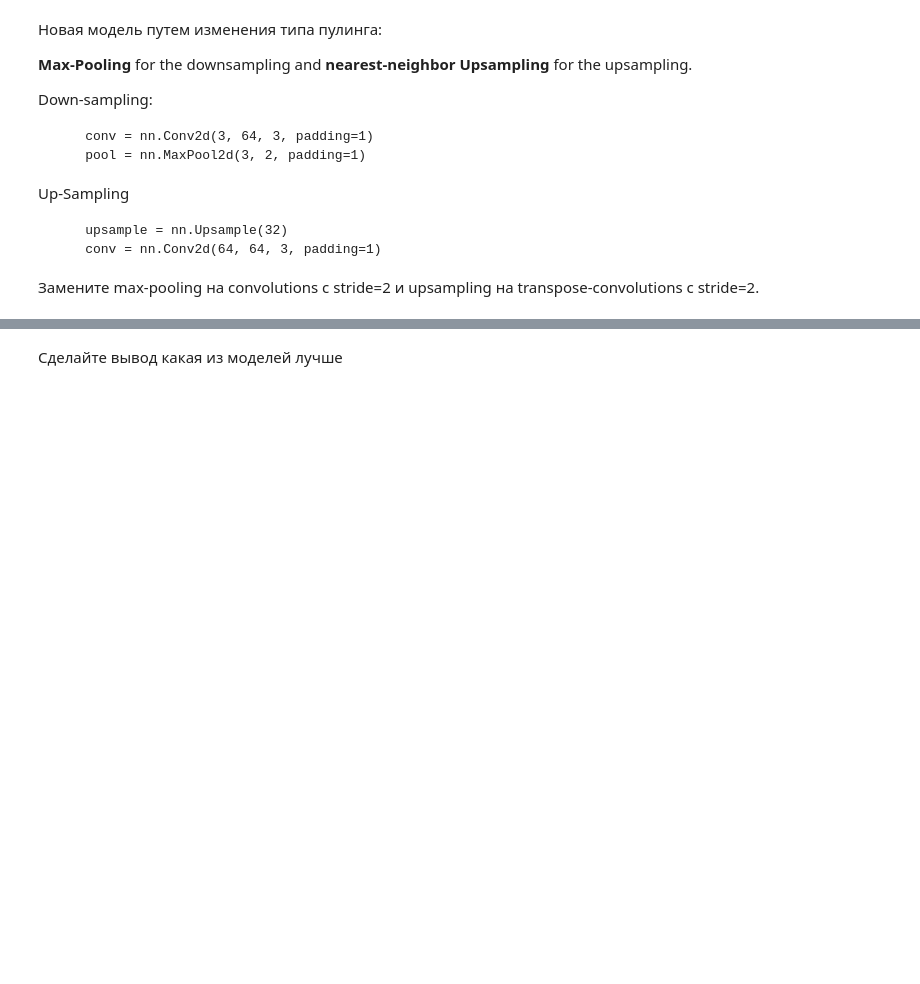
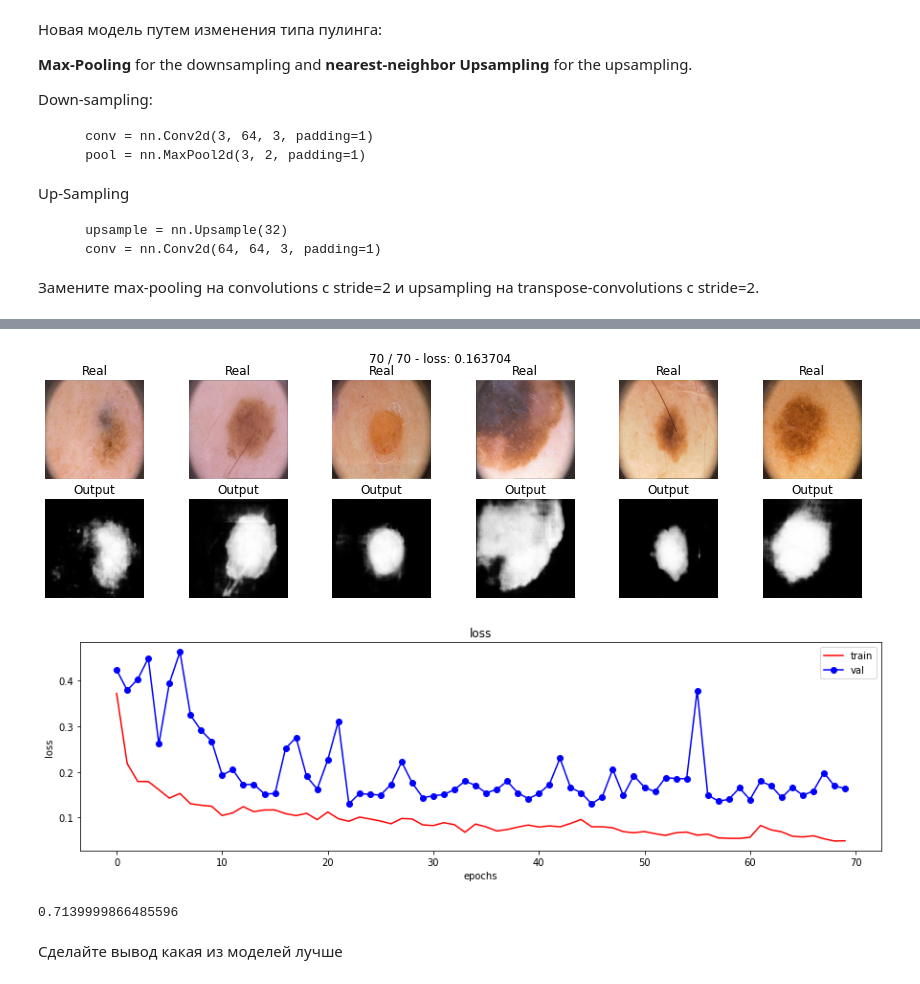
Before and after one commit to zelcookie/madmo_sber, a Jupyter notebook: hw/week3/[hw]binary_semantic_segmentation_partial.ipynb, the cells around one changed output, grey strips where cells are left out. Cells and saved outputs as stored; diff of their text form; code cells hidden in the pictures; blank space fills up the shorter version.

```diff
--- a/hw/week3/[hw]binary_semantic_segmentation_partial.ipynb
+++ b/hw/week3/[hw]binary_semantic_segmentation_partial.ipynb
@@ -749,0 +756,12 @@ score_model(unet2_model, iou_pytorch, data_ts)
+# %%
+unet2_model = UNet2().to(device)
+max_epochs = 70
+optimaizer = optim.Adam(unet2_model.parameters())
+unet2_model = train(unet2_model, optimaizer, focal_loss, max_epochs, data_tr, data_val, use_gc=True)
+# %% [output]
+[figure, added]
+[figure, added]
+# %%
+score_model(unet2_model, iou_pytorch, data_ts)
+# %% [output]
+0.7139999866485596
```
Also changed, not shown: parts of 32 cells of this notebook.
